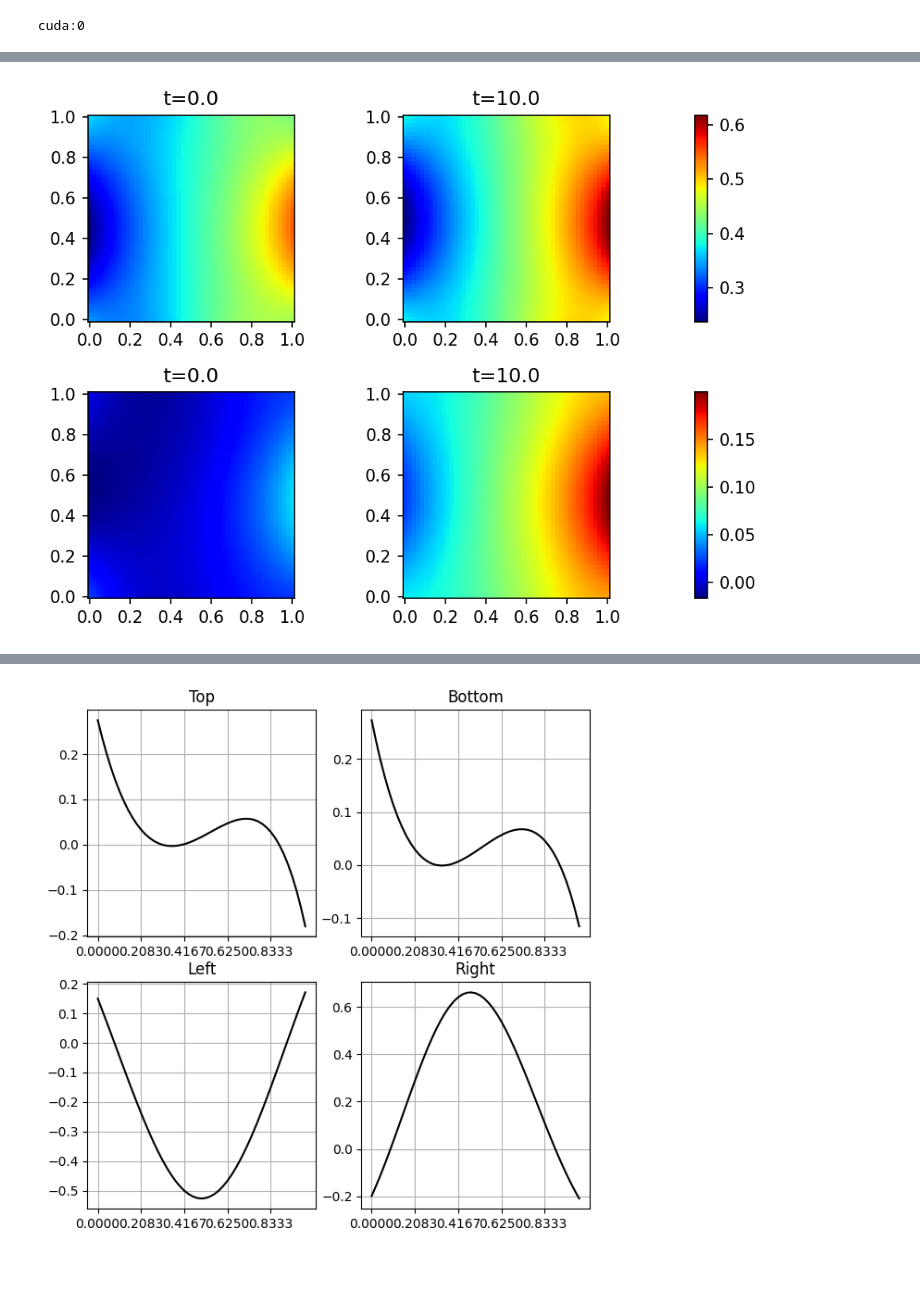
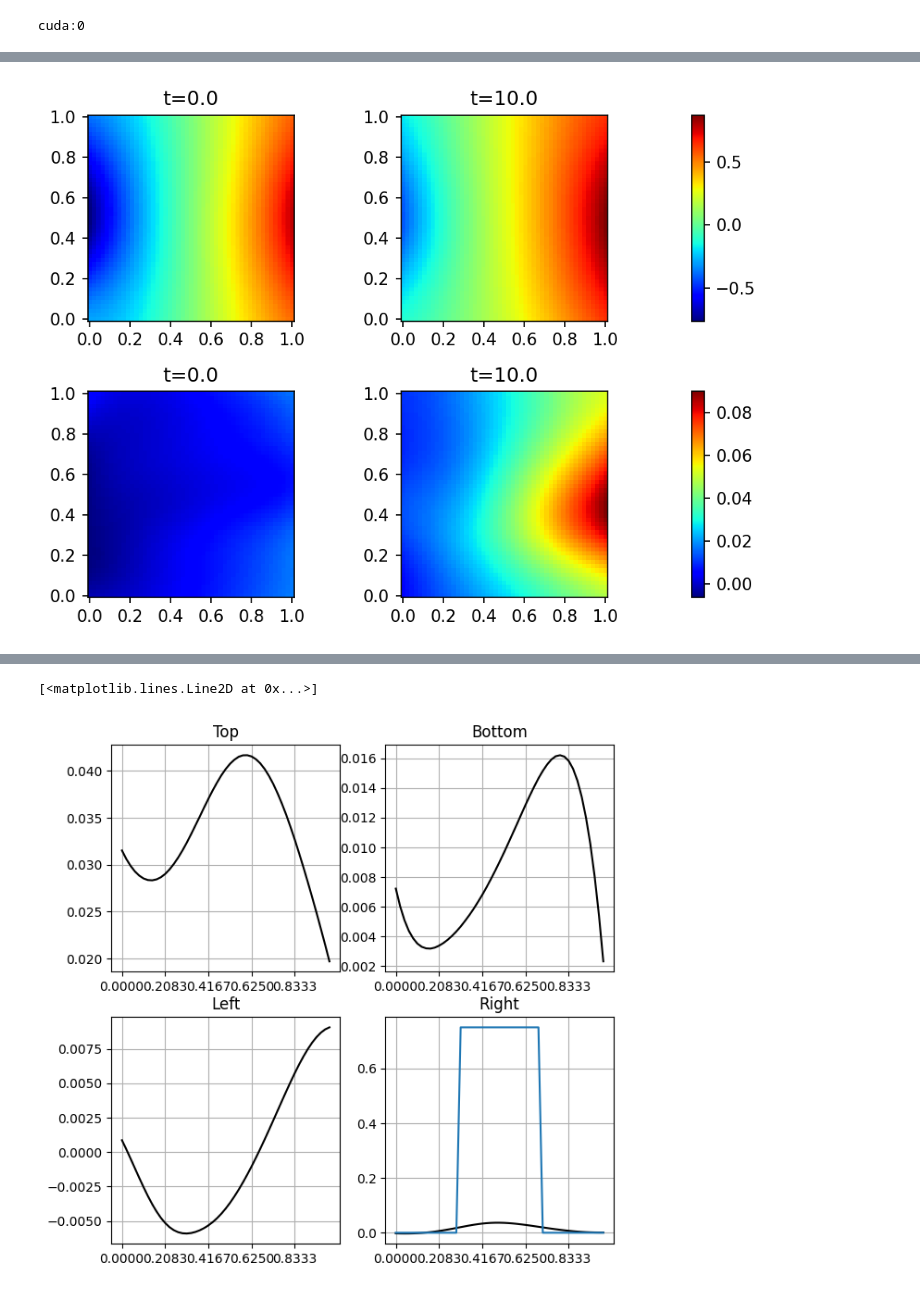
Before and after one commit to Kusok0vody/PyTorch_PiNN_for_Poisson_convection_equations_system, a Jupyter notebook: test.ipynb, the cells around one changed output, grey strips where cells are left out. Saved outputs shown, nothing was run; the diff lists cells and outputs as text; code cells hidden in the pictures.

```diff
--- a/test.ipynb
+++ b/test.ipynb
@@ -44,27 +44,28 @@ H = 1
 L = 1
 
 # Number of randomly generated points for IC and BC
-num_points = 32000
+cond_points = 32
 
 # Bounds for t,x,y
 x_min, x_max, y_min, y_max, t_min, t_max = 0, L, 0, H, 0, 10
 boundaries = [x_min, x_max, y_min, y_max, t_min, t_max]
 
 # Coordinates for IC and BC
-x_range, y_range, t_range = np.random.uniform(x_min, x_max, num_points), np.random.uniform(y_min, y_max, num_points), np.random.uniform(t_min, t_max, num_points)
+x_range, y_range, t_range = np.linspace(x_min, x_max, cond_points), torch.linspace(y_min, y_max, cond_points), np.linspace(t_min, t_max, cond_points)
 ranges = [x_range, y_range, t_range]
 
 # Number of collocation points
 collocation = 32
 
 # Function describing the distribution of mixture flow along the perforation interval
-psi = np.where(np.abs(y_range - np.max(y_range) / 2) <= chi / 2, 1 / chi, 0)
+# psi = np.where(np.abs(y_range - np.max(y_range) / 2) <= chi / 2, 1 / chi, 0)
+# psi = torch.FloatTensor(psi).to(device)
 
-zeros = np.zeros(num_points)
-ones = np.ones(num_points)
+zeros = torch.zeros(cond_points).to(device)
+ones = torch.ones(cond_points).to(device)
 
-c_condition = [[zeros, zeros, zeros, cin * psi * chi], [1, 1, 0, 0]]
-cond = np.round(12 * mu0 * Q0 * psi / np.power(w, 3), 5)
-p_condition = [[zeros, zeros, cond, cond], [1, 1, 1, 1]]
-print (np.max(c_condition[0]), np.max(cond), collocation**3)
+c_condition = [[0, 0, 0, cin * chi], [1, 1, 0, 0], [False, False, False, True]]
+cond = 12 * mu0 * Q0 / w**3
+p_condition = [[0, 0, cond, cond], [1, 1, 1, 1], [False, False, True, True]]
+print (cond/chi, collocation**3)
 # %% [output]
@@ -72,4 +73,4 @@ print (np.max(c_condition[0]), np.max(cond), collocation**3)
 # %%
 net = NN.Poisson_Convection(w=w, mu0=mu0, cmax=cmax, v_in=v_x_inlet, chi=chi, size=boundaries,
-                            c_cond=c_condition, p_cond=p_condition, collocation=collocation, ranges=ranges)
+                            c_cond=c_condition, p_cond=p_condition, collocation=collocation, cond_points=cond_points)
 # %%
@@ -78,7 +79,8 @@ net = NN.Poisson_Convection(w=w, mu0=mu0, cmax=cmax, v_in=v_x_inlet, chi=chi, si
 # net.full_load("data/CL_v_in,[0.05, 0.1, 0.2, 0.5, 1]/0.05","data/CL_v_in,[0.05, 0.1, 0.2, 0.5, 1]/0.05_data.npy")
 # %%
-net.weights = [1,1,1,1]
-net.Adam_epochs = 5000
+weights = [1,1000000,100,1]
+net.weights = weights/np.max(weights)
+net.Adam_epochs = 1500
 net.train()
 # net.full_save("data/vx=0.025chi=0.4hmm2","data/vx=0.025chi=0.4hmm2d")
 # parameters = {'v_in':[0.05, 0.1, 0.2, 0.5, 1]}
@@ -115,7 +117,8 @@ plt.grid()
 # %%
 Nx = 49
 Ny = 49
-outputs = vis.plot_results(x_min, x_max, y_min, y_max, t_max, net.model, Nx, Ny)
+net.model.eval()
+outputs = vis.plot_results(x_min, x_max, y_min, y_max, t_max, net.model, Nx, Ny)#, clims=[0,0.6,0,0.5])
 # %% [output]
-[figure, old version]
+[figure, new version]
 # %%
@@ -130,9 +134,9 @@ y = np.linspace(y_min, y_max, Ny)
 X, Y = np.meshgrid(x,y)
 K = 200
 p_analitical = cnd.Poisson_analytical(mu=mu0, Q0=Q0, w=w, x=X, y=Y, chi=chi, H=H, L=L, K=K)
-vis.plot_BC(outputs[1], x, y, L/(Nx-1), H/(Ny-1), [1,1,1,1])
-print (np.max(cond))
-# plt.plot(y, np.where(np.abs(y - np.max(y) / 2) <= chi / 2, np.max(cond), 0))
+vis.plot_BC(outputs[3], x, y, L/(Nx-1), H/(Ny-1), [1,1,0,0])
+print (np.max(cond/chi))
+plt.plot(y, np.where(np.abs(y - np.max(y) / 2) <= chi / 2, 0.75, 0))
 # plt.plot(x,outputs[2][:,-1])
 # print ((L/(Nx-1)))
 # %% [output]
@@ -140,4 +144,5 @@ print (np.max(cond))
+[<matplotlib.lines.Line2D at 0x...>]
-[figure, old version]
+[figure, new version]
 # %%
 fig = plt.figure(figsize=(21,7))
 plt.subplot(141)
```
Also changed, not shown: parts of 9 cells of this notebook, 16 other files.
